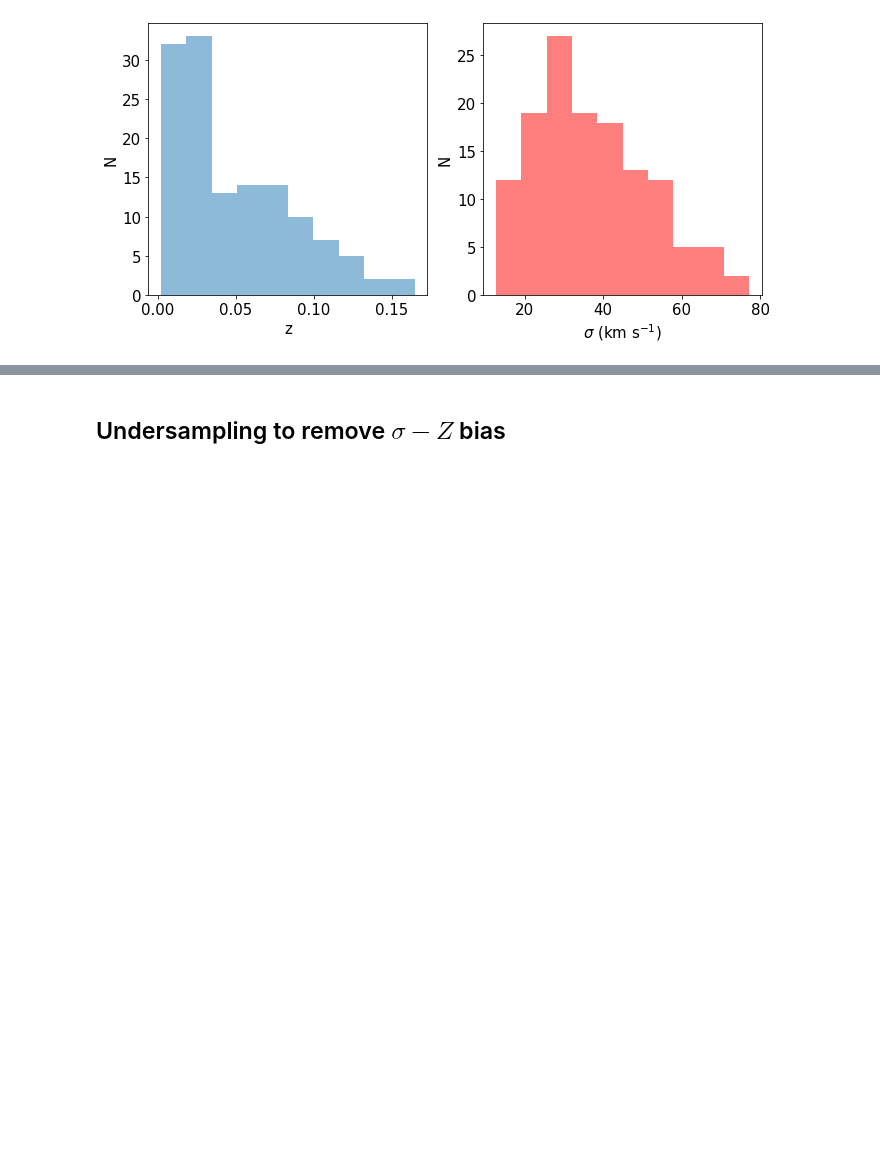
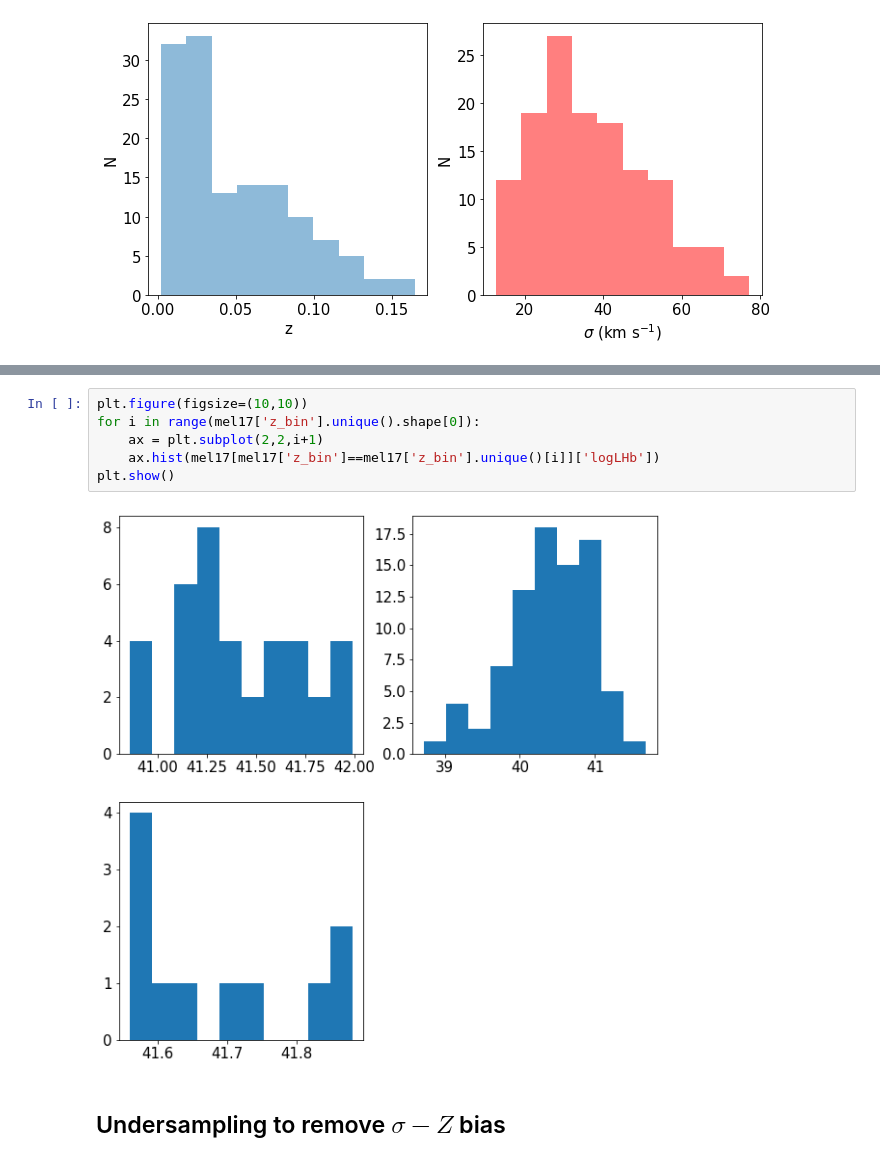
Before and after one commit to vbordalo/lsigma_hiigs, a Jupyter notebook: exploration/sigma-z_bias.ipynb, the cells around one changed output, grey strips where cells are left out. Cells and saved outputs as stored; diff of their text form; blank space fills up the shorter version.

```diff
--- a/exploration/sigma-z_bias.ipynb
+++ b/exploration/sigma-z_bias.ipynb
@@ -157,3 +212,11 @@ mel17.head()
+# %%
+plt.figure(figsize=(10,10))
+for i in range(mel17['z_bin'].unique().shape[0]):
+    ax = plt.subplot(2,2,i+1)
+    ax.hist(mel17[mel17['z_bin']==mel17['z_bin'].unique()[i]]['logLHb'])
+plt.show()
+# %% [output]
+[figure, added]
 # %% [markdown]
 ## Undersampling to remove $\sigma-Z$ bias
 # %%
```
Also changed, not shown: parts of 16 cells of this notebook, 7 other files.
